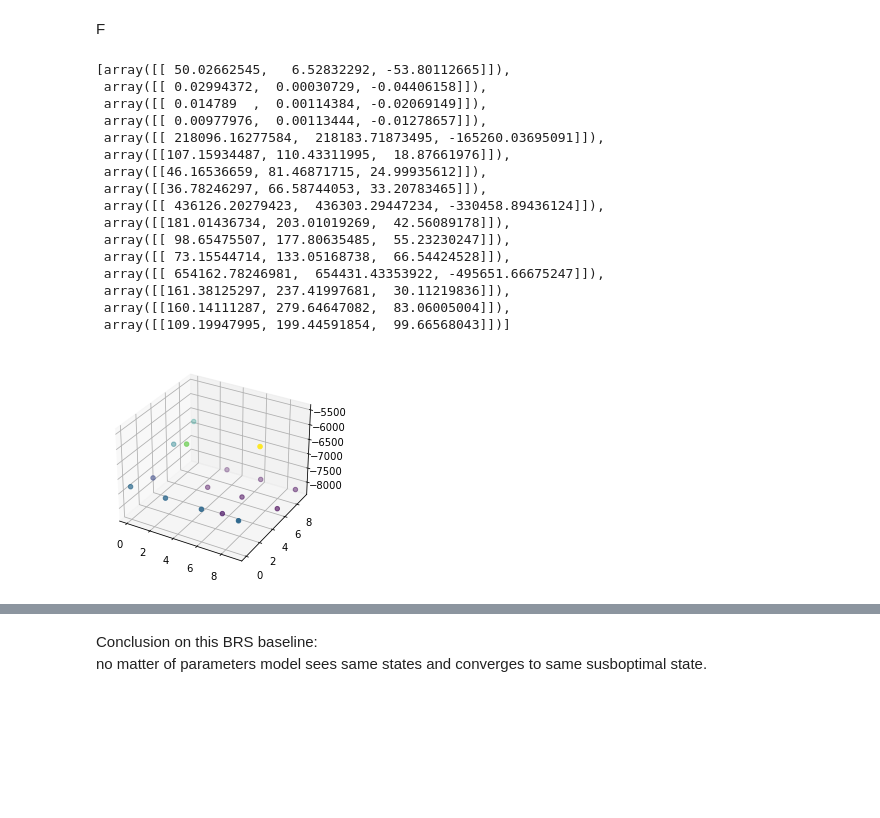
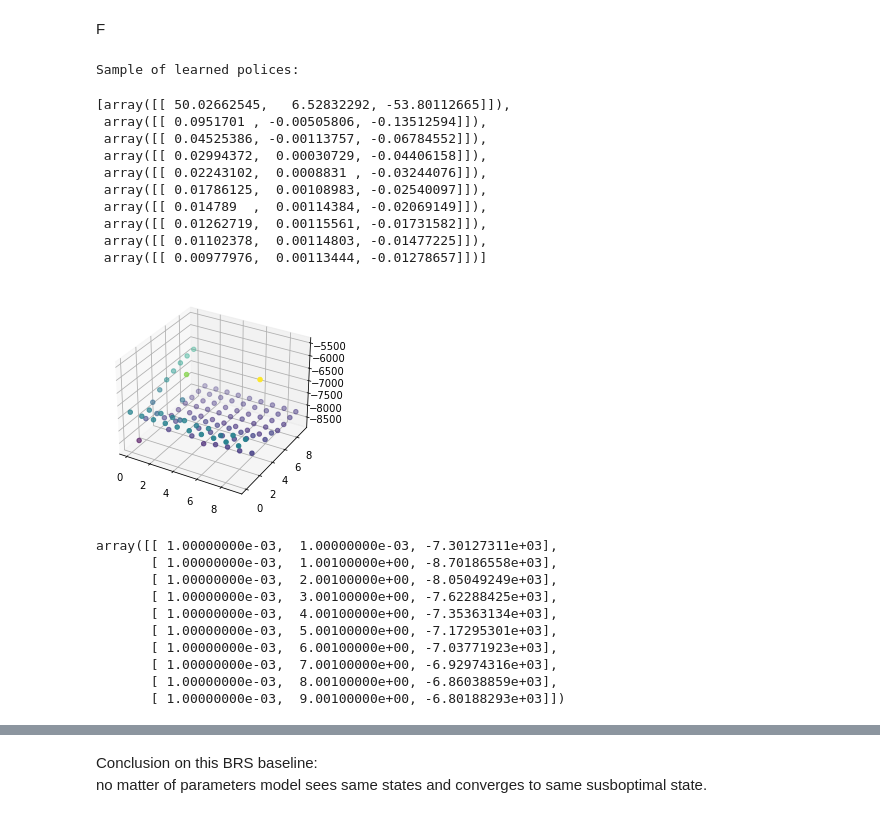
Before and after one commit to ivanvoid/ARS_RL, a Jupyter notebook: ARS.ipynb, the cells around one changed output, grey strips where cells are left out. Cells and saved outputs as stored; diff of their text form; code cells hidden in the pictures; blank space fills up the shorter version.

```diff
--- a/ARS.ipynb
+++ b/ARS.ipynb
@@ -201,8 +205,8 @@ saved_polices[:10]
 # %% [markdown]
 F
 # %%
-STD_RANGE = (1e-3, 10, 3)
-V_RANGE = (1e-3, 10, 3)
+STD_RANGE = (1e-3, 10, 1)
+V_RANGE = (1e-3, 10, 1)
 
 env = gym.make('Pendulum-v1', g=9.82)
 n_action = 1
@@ -221,29 +225,37 @@ for std in tqdm(np.arange(*STD_RANGE)):
         saved_polices.append(model.policy.M)
 monitor_big = np.array(monitor_big)
 # %%
-saved_polices
+print('Sample of learned polices:')
+saved_polices[:10]
 # %% [output]
-[array([[ 50.02662545,   6.52832292, -53.80112665]]),
- array([[ 0.02994372,  0.00030729, -0.04406158]]),
- array([[ 0.014789  ,  0.00114384, -0.02069149]]),
- array([[ 0.00977976,  0.00113444, -0.01278657]]),
- array([[ 218096.16277584,  218183.71873495, -165260.03695091]]),
- array([[107.15934487, 110.43311995,  18.87661976]]),
- array([[46.16536659, 81.46871715, 24.99935612]]),
- array([[36.78246297, 66.58744053, 33.20783465]]),
- array([[ 436126.20279423,  436303.29447234, -330458.89436124]]),
- array([[181.01436734, 203.01019269,  42.56089178]]),
- array([[ 98.65475507, 177.80635485,  55.23230247]]),
- array([[ 73.15544714, 133.05168738,  66.54424528]]),
- array([[ 654162.78246981,  654431.43353922, -495651.66675247]]),
- array([[161.38125297, 237.41997681,  30.11219836]]),
- array([[160.14111287, 279.64647082,  83.06005004]]),
- array([[109.19947995, 199.44591854,  99.66568043]])]
+Sample of learned polices:
+[array([[ 50.02662545,   6.52832292, -53.80112665]]),
+ array([[ 0.0951701 , -0.00505806, -0.13512594]]),
+ array([[ 0.04525386, -0.00113757, -0.06784552]]),
+ array([[ 0.02994372,  0.00030729, -0.04406158]]),
+ array([[ 0.02243102,  0.0008831 , -0.03244076]]),
+ array([[ 0.01786125,  0.00108983, -0.02540097]]),
+ array([[ 0.014789  ,  0.00114384, -0.02069149]]),
+ array([[ 0.01262719,  0.00115561, -0.01731582]]),
+ array([[ 0.01102378,  0.00114803, -0.01477225]]),
+ array([[ 0.00977976,  0.00113444, -0.01278657]])]
 # %%
 fig = plt.figure()
 ax = plt.axes(projection='3d')
-ax.scatter3D(monitor_big[:,0], monitor_big[:,1], monitor_big[:,2], c=monitor_big[:,2], cmap='viridis')
-# ax.plot_surface(monitor_big[:,0], monitor_big[:,1], monitor_big[:,2], cmap='viridis', rstride=1, cstride=1)
+ax.scatter3D(monitor_big[:,0], monitor_big[:,1], monitor_big[:,2], c=monitor_big[:,2])
 plt.show()
 # %% [output]
-[figure, old version]
+[figure, new version]
+# %%
+monitor_big[:10]
+# %% [output]
+array([[ 1.00000000e-03,  1.00000000e-03, -7.30127311e+03],
+       [ 1.00000000e-03,  1.00100000e+00, -8.70186558e+03],
+       [ 1.00000000e-03,  2.00100000e+00, -8.05049249e+03],
+       [ 1.00000000e-03,  3.00100000e+00, -7.62288425e+03],
+       [ 1.00000000e-03,  4.00100000e+00, -7.35363134e+03],
+       [ 1.00000000e-03,  5.00100000e+00, -7.17295301e+03],
+       [ 1.00000000e-03,  6.00100000e+00, -7.03771923e+03],
+       [ 1.00000000e-03,  7.00100000e+00, -6.92974316e+03],
+       [ 1.00000000e-03,  8.00100000e+00, -6.86038859e+03],
+       [ 1.00000000e-03,  9.00100000e+00, -6.80188293e+03]])
```
Also changed, not shown: parts of 13 cells of this notebook.
